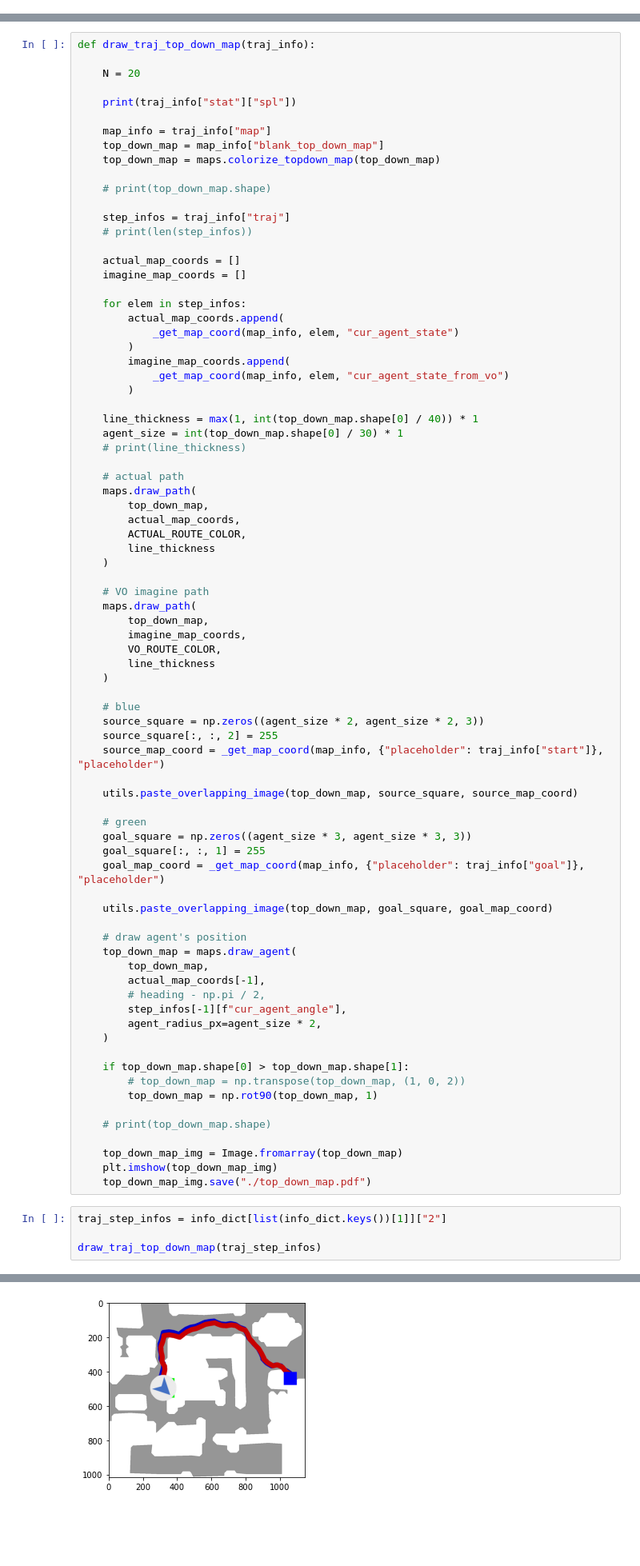
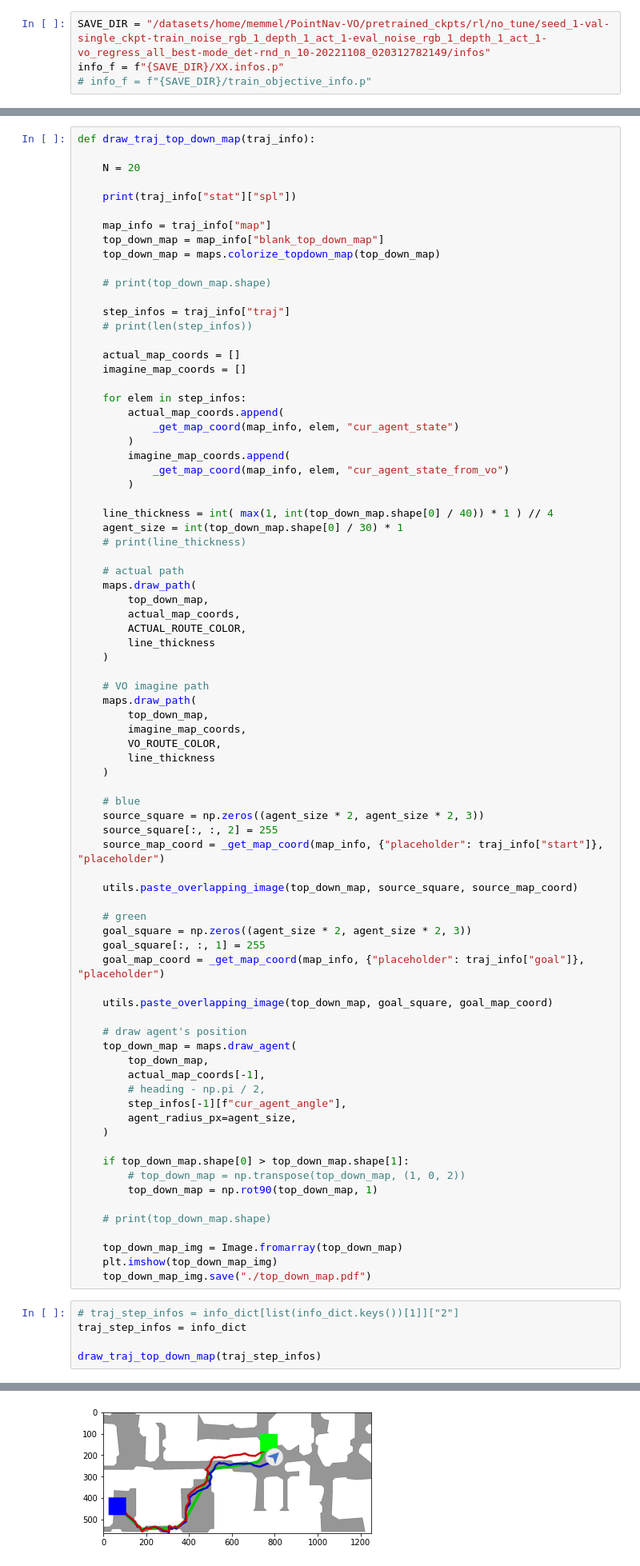
Before and after one commit to memmelma/VO-Transformer, a Jupyter notebook: notebooks/vis_top_down_map.ipynb, the cells around one changed output, grey strips where cells are left out. Shown at 80% size. Saved outputs shown, nothing was run; the diff lists cells and outputs as text; blank space fills up the shorter version.

Commit message:
all the rest / save

```diff
--- a/notebooks/vis_top_down_map.ipynb
+++ b/notebooks/vis_top_down_map.ipynb
@@ -28,2 +30,6 @@ info_f = "/datasets/home/memmel/PointNav-VO/pretrained_ckpts/rl/no_tune/seed_1-v
+# %%
+SAVE_DIR = "/datasets/home/memmel/PointNav-VO/pretrained_ckpts/rl/no_tune/seed_1-val-single_ckpt-train_noise_rgb_1_depth_1_act_1-eval_noise_rgb_1_depth_1_act_1-vo_regress_all_best-mode_det-rnd_n_10-20221108_020312782149/infos"
+info_f = f"{SAVE_DIR}/XX.infos.p"
+# info_f = f"{SAVE_DIR}/train_objective_info.p"
 # %%
 info_dict = joblib.load(open(info_f, "rb"))
@@ -80,7 +113,7 @@ def draw_traj_top_down_map(traj_info):
             _get_map_coord(map_info, elem, "cur_agent_state_from_vo")
         )
 
-    line_thickness = max(1, int(top_down_map.shape[0] / 40)) * 1
+    line_thickness = int( max(1, int(top_down_map.shape[0] / 40)) * 1 ) // 4
     agent_size = int(top_down_map.shape[0] / 30) * 1
     # print(line_thickness)
 
@@ -108,7 +141,7 @@ def draw_traj_top_down_map(traj_info):
     utils.paste_overlapping_image(top_down_map, source_square, source_map_coord)
 
     # green
-    goal_square = np.zeros((agent_size * 3, agent_size * 3, 3))
+    goal_square = np.zeros((agent_size * 2, agent_size * 2, 3))
     goal_square[:, :, 1] = 255
     goal_map_coord = _get_map_coord(map_info, {"placeholder": traj_info["goal"]}, "placeholder")
 
@@ -120,7 +153,7 @@ def draw_traj_top_down_map(traj_info):
         actual_map_coords[-1],
         # heading - np.pi / 2,
         step_infos[-1][f"cur_agent_angle"],
-        agent_radius_px=agent_size * 2,
+        agent_radius_px=agent_size,
     )
 
     if top_down_map.shape[0] > top_down_map.shape[1]:
@@ -133,7 +166,8 @@ def draw_traj_top_down_map(traj_info):
     plt.imshow(top_down_map_img)
     top_down_map_img.save("./top_down_map.pdf")
 # %%
-traj_step_infos = info_dict[list(info_dict.keys())[1]]["2"]
+# traj_step_infos = info_dict[list(info_dict.keys())[1]]["2"]
+traj_step_infos = info_dict
 
 draw_traj_top_down_map(traj_step_infos)
 # %% [output]
@@ -141 +175 @@ draw_traj_top_down_map(traj_step_infos)
-[figure, old version]
+[figure, new version]
```
Also changed, not shown: parts of 8 cells of this notebook, 37 other files.
